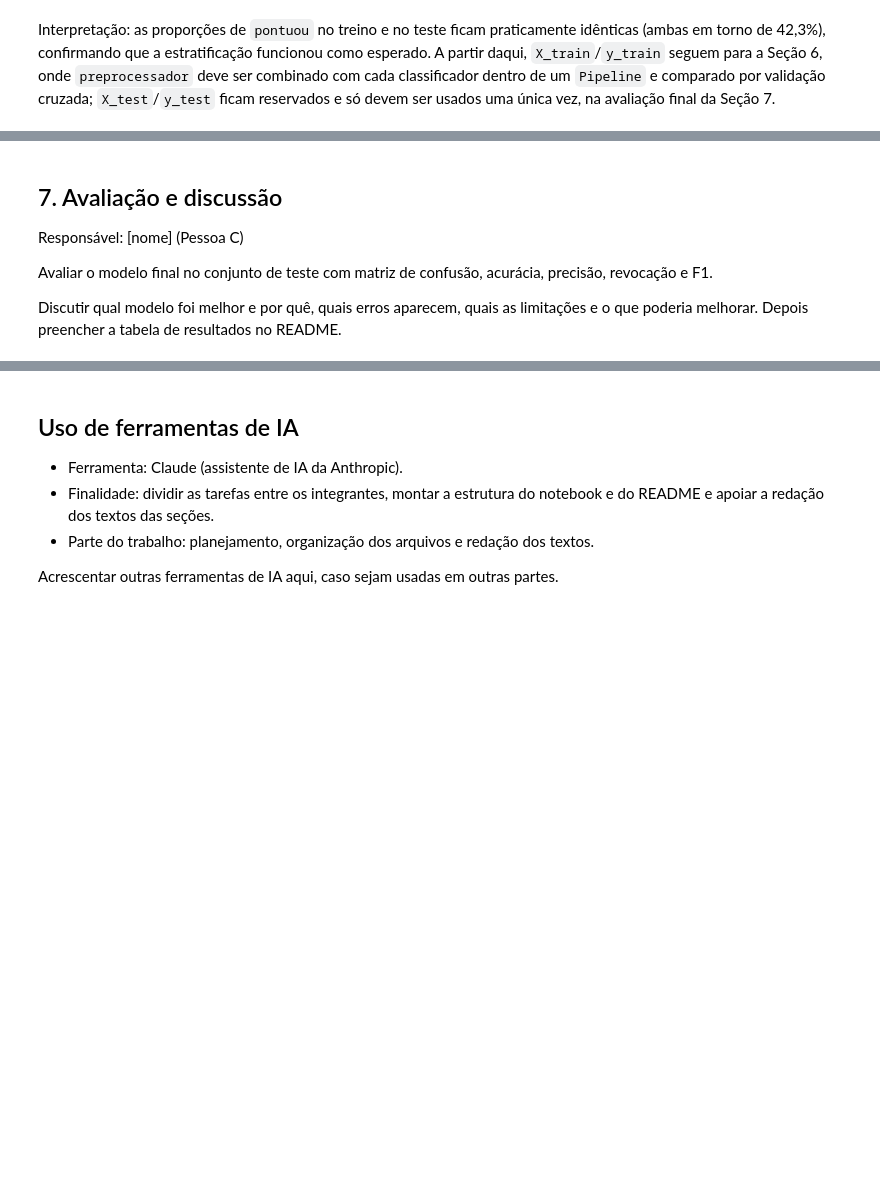
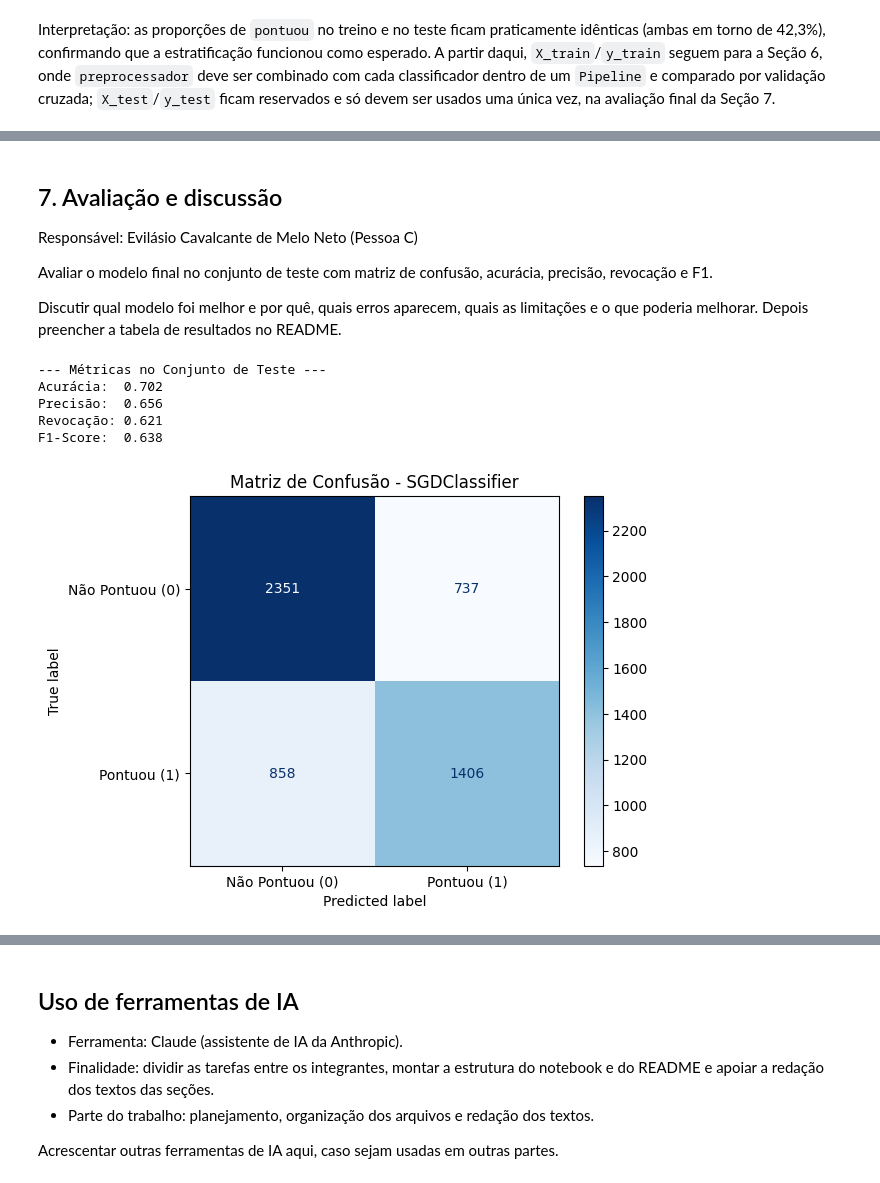
Before and after one commit to Gabriell-Rodrigues/Unidade-3---Projeto-Final-Aprendizado-de-M-quina, a Jupyter notebook: notebook.ipynb, the cells around one changed output, grey strips where cells are left out. Cells and saved outputs as stored; diff of their text form; code cells hidden in the pictures; blank space fills up the shorter version.

Commit message:
Separação e testes dos modelos

```diff
--- a/notebook.ipynb
+++ b/notebook.ipynb
@@ -410,13 +554,35 @@ Apresentar: o baseline, os modelos, os principais parâmetros, a comparação co
 # %% [markdown]
 ## 7. Avaliação e discussão
 
-Responsável: [nome] (Pessoa C)
+Responsável: Evilásio Cavalcante de Melo Neto (Pessoa C)
 
 Avaliar o modelo final no conjunto de teste com matriz de confusão, acurácia, precisão, revocação e F1.
 
 Discutir qual modelo foi melhor e por quê, quais erros aparecem, quais as limitações e o que poderia melhorar. Depois preencher a tabela de resultados no README.
 # %%
-# Pessoa C
-# avaliar o modelo final no teste e gerar as métricas
+from sklearn.metrics import accuracy_score, precision_score, recall_score, f1_score, ConfusionMatrixDisplay
+import matplotlib.pyplot as plt
+
+modelo_final = pipe_sgd
+modelo_final.fit(X_train, y_train)
+
+y_pred = modelo_final.predict(X_test)
+
+print(f"--- Métricas no Conjunto de Teste ---")
+print(f"Acurácia:  {accuracy_score(y_test, y_pred):.3f}")
+print(f"Precisão:  {precision_score(y_test, y_pred):.3f}")
+print(f"Revocação: {recall_score(y_test, y_pred):.3f}")
+print(f"F1-Score:  {f1_score(y_test, y_pred):.3f}\n")
+
+ConfusionMatrixDisplay.from_predictions(y_test, y_pred, cmap="Blues", display_labels=["Não Pontuou (0)", "Pontuou (1)"])
+plt.title("Matriz de Confusão - SGDClassifier")
+plt.show()
+# %% [output]
+--- Métricas no Conjunto de Teste ---
+Acurácia:  0.702
+Precisão:  0.656
+Revocação: 0.621
+F1-Score:  0.638
+[figure, added]
 # %% [markdown]
 Discussão:
```
Also changed, not shown: parts of 18 cells of this notebook.
